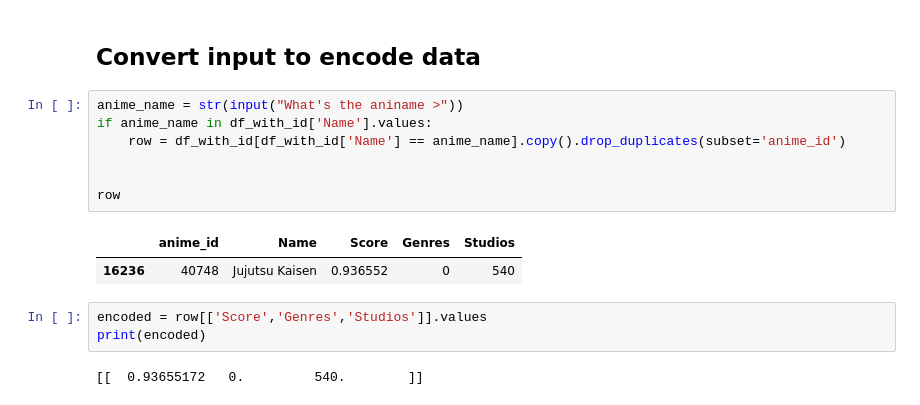
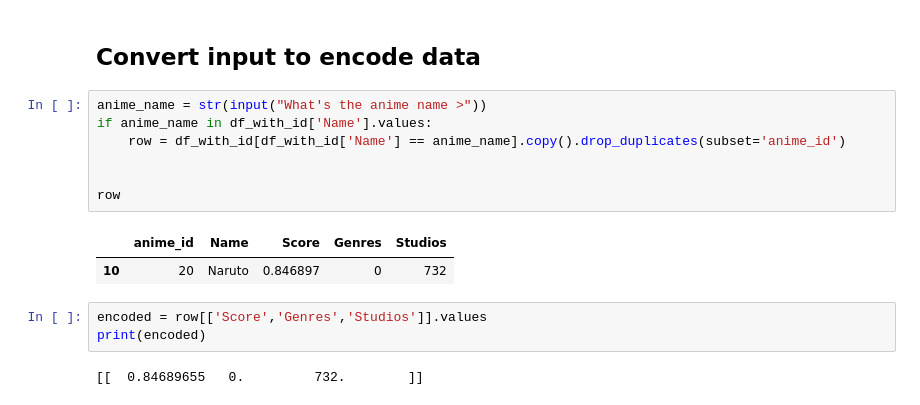
Before and after one commit to Phanuruj3146/AniMatch, a Jupyter notebook: kmeans.ipynb, the cells around one changed output. Drawn from its saved outputs; the diff is of its cells as text.

```diff
--- a/kmeans.ipynb
+++ b/kmeans.ipynb
@@ -154,19 +235,19 @@ df_with_id.head()
 # %% [markdown]
 ## Convert input to encode data
 # %%
-anime_name = str(input("What's the aniname >"))
+anime_name = str(input("What's the anime name >"))
 if anime_name in df_with_id['Name'].values:
     row = df_with_id[df_with_id['Name'] == anime_name].copy().drop_duplicates(subset='anime_id')
 
 
 row
 # %% [output]
 |  | anime_id | Name | Score | Genres | Studios |
-| 16236 | 40748 | Jujutsu Kaisen | 0.936552 | 0 | 540 |
+| 10 | 20 | Naruto | 0.846897 | 0 | 732 |
 # %%
 encoded = row[['Score','Genres','Studios']].values
 print(encoded)
 # %% [output]
-[[  0.93655172   0.         540.        ]]
+[[  0.84689655   0.         732.        ]]
 # %%
 from scipy.spatial.distance import cdist
```
Also changed, not shown: parts of 11 cells of this notebook.
